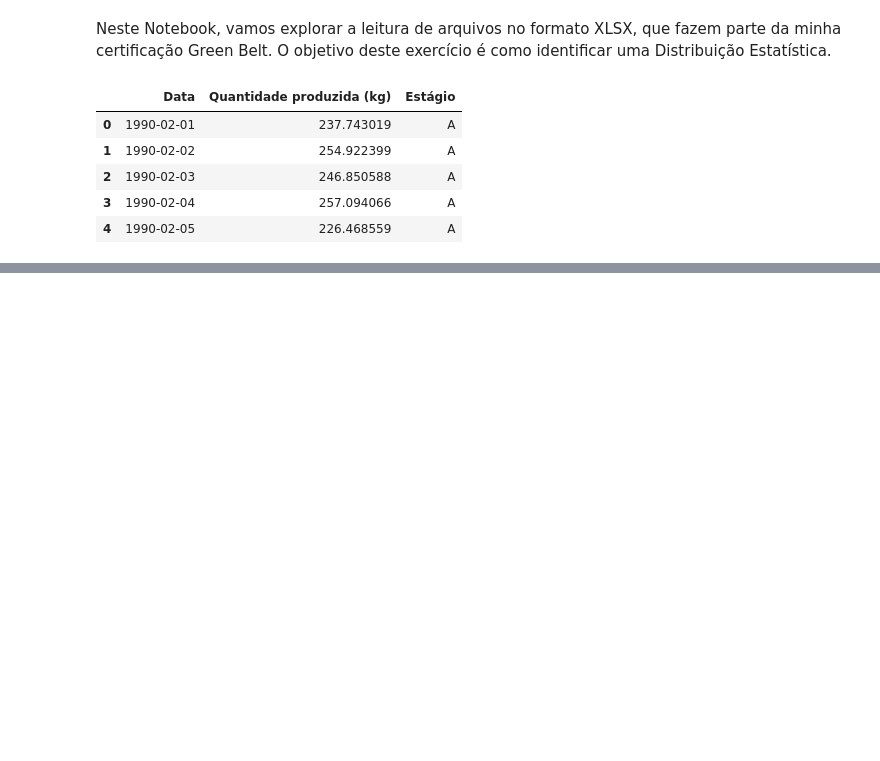
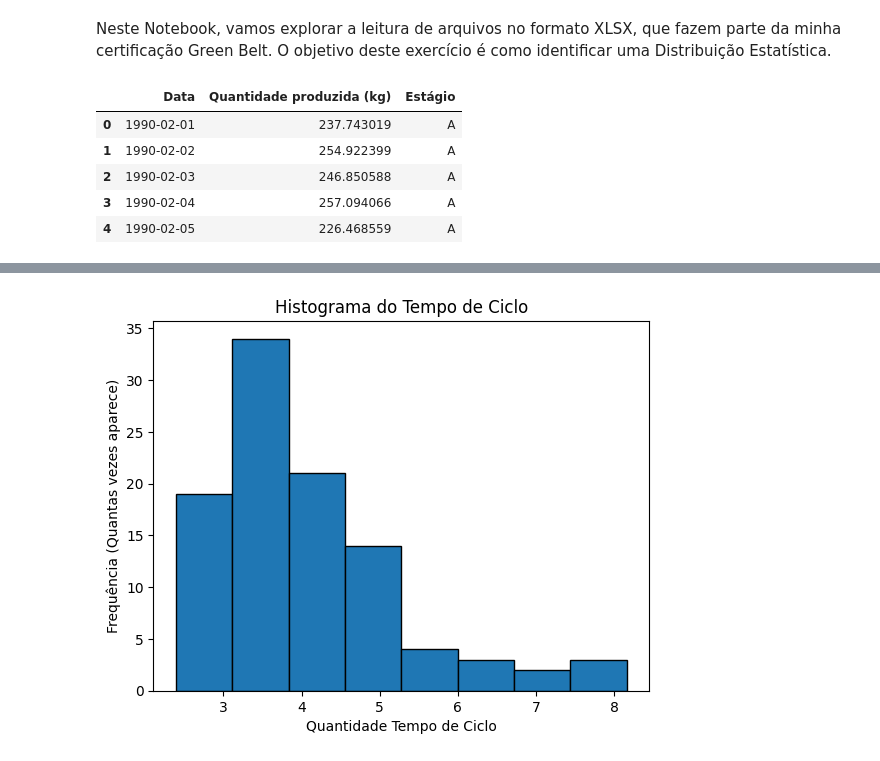
Before and after one commit to moises-rb/Analise_Dados, a Jupyter notebook: Green_Belt/DistribuicaoEstatistica/Distribuicao_Estatistica.ipynb, the cells around one changed output, grey strips where cells are left out. Cells and saved outputs as stored; diff of their text form; code cells hidden in the pictures; blank space fills up the shorter version.

```diff
--- a/Green_Belt/DistribuicaoEstatistica/Distribuicao_Estatistica.ipynb
+++ b/Green_Belt/DistribuicaoEstatistica/Distribuicao_Estatistica.ipynb
@@ -17,0 +40,4 @@ dados.head()
+# %%
+# Lendo a segunda aba da planilha
+dados_aba2 = pd.read_excel(url, sheet_name=nomes_das_abas[1]) # podemos ler assim também: dados_aba1 = pd.read_excel(url, sheet_name='Normalidade - Var. Contínuas 2')
+dados_aba2.head()
@@ -17,0 +69,8 @@ dados.head()
+# %%
+plt.hist(dados_aba2['Tempo de Ciclo'], bins=8, edgecolor='black')
+plt.title('Histograma do Tempo de Ciclo')
+plt.xlabel('Quantidade Tempo de Ciclo')
+plt.ylabel('Frequência (Quantas vezes aparece)')
+plt.show()
+# %% [output]
+[figure, added]
```
Also changed, not shown: parts of 14 cells of this notebook.
